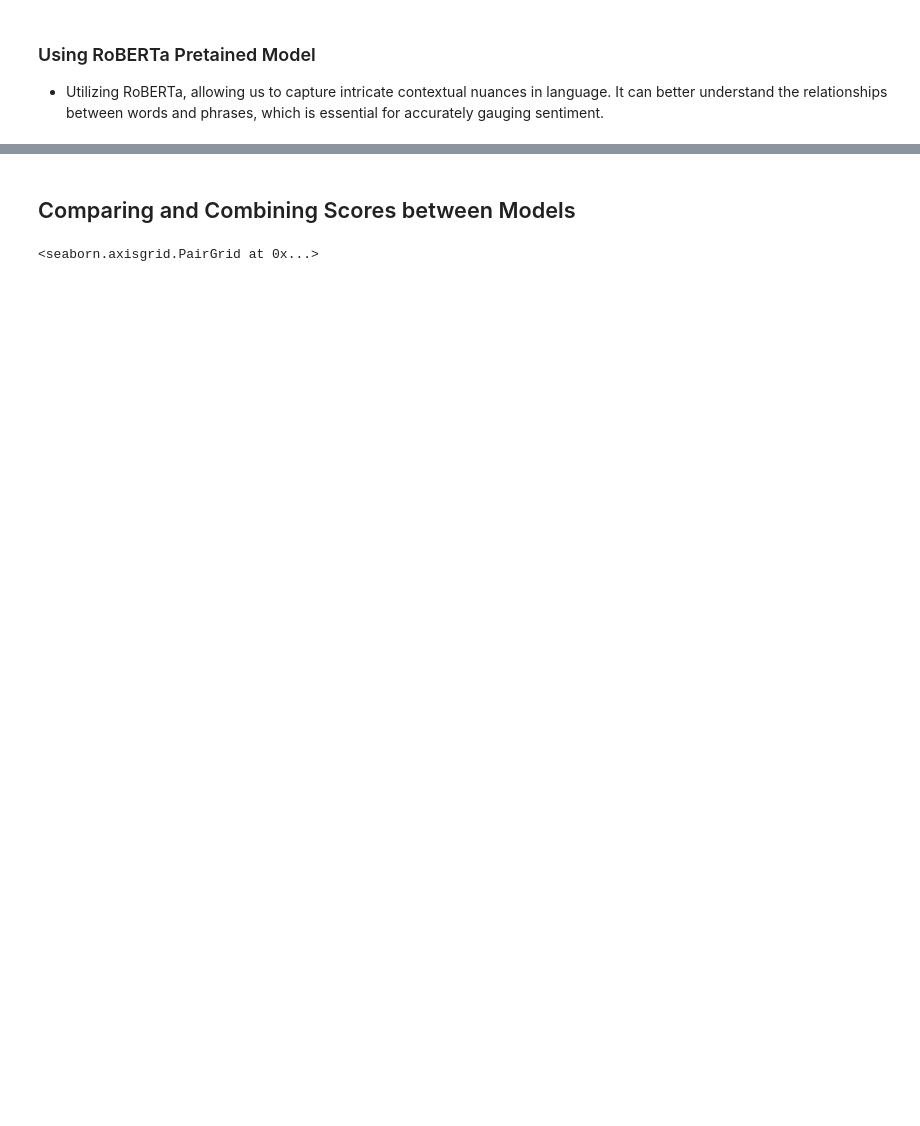
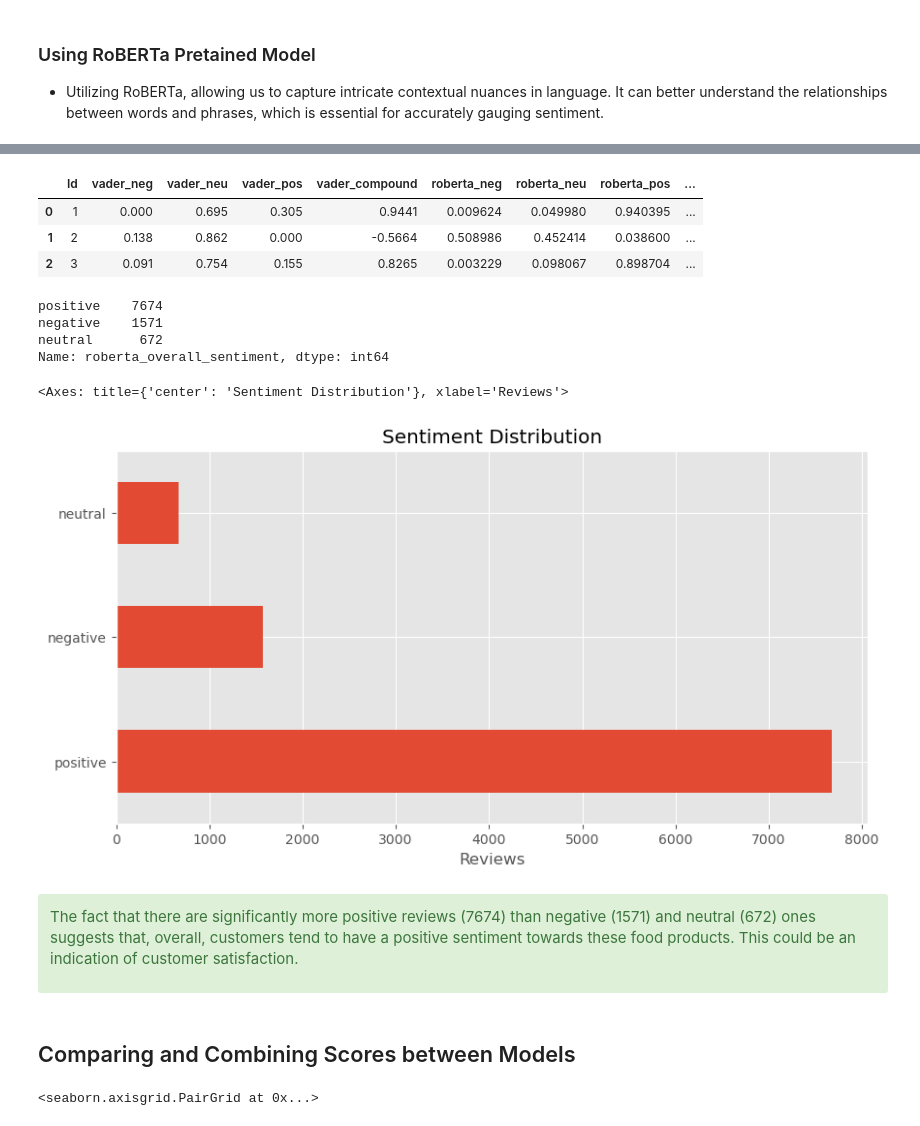
Before and after one commit to JeroldGomez/Amazon-Fine-Food-Reviews-Sentiment-Analysis, a Jupyter notebook: sentiment_analysis.ipynb, the cells around one changed output, grey strips where cells are left out. Saved outputs shown, nothing was run; the diff lists cells and outputs as text; code cells hidden in the pictures; blank space fills up the shorter version.

```diff
--- a/sentiment_analysis.ipynb
+++ b/sentiment_analysis.ipynb
@@ -255,3 +253,38 @@ output_df.head()
+# %%
+conditions = [
+    (output_df['roberta_pos'] > output_df['roberta_neg']) & (output_df['roberta_pos'] > output_df['roberta_neu']),
+    (output_df['roberta_neg'] > output_df['roberta_pos']) & (output_df['roberta_neg'] > output_df['roberta_neu']),
+    (output_df['roberta_neu'] > output_df['roberta_pos']) & (output_df['roberta_neu'] > output_df['roberta_neg'])
+]
+
+values = ['positive', 'negative', 'neutral']
+
+output_df['roberta_overall_sentiment'] = np.select(conditions, values)
+
+output_df.head(3)
+# %% [output]
+|  | Id | vader_neg | vader_neu | vader_pos | vader_compound | roberta_neg | roberta_neu | roberta_pos | ... |
+| 0 | 1 | 0.000 | 0.695 | 0.305 | 0.9441 | 0.009624 | 0.049980 | 0.940395 | ... |
+| 1 | 2 | 0.138 | 0.862 | 0.000 | -0.5664 | 0.508986 | 0.452414 | 0.038600 | ... |
+| 2 | 3 | 0.091 | 0.754 | 0.155 | 0.8265 | 0.003229 | 0.098067 | 0.898704 | ... |
+# %%
+output_df['roberta_overall_sentiment'].value_counts()
+# %% [output]
+positive    7674
+negative    1571
+neutral      672
+Name: roberta_overall_sentiment, dtype: int64
+# %%
+output_df['roberta_overall_sentiment'].value_counts().plot(kind = 'barh', xlabel = 'Reviews', title = 'Sentiment Distribution', figsize = (10, 5))
+# %% [output]
+<Axes: title={'center': 'Sentiment Distribution'}, xlabel='Reviews'>
+[figure, added]
+# %% [markdown]
+<div class="alert alert-block alert-success">
+    <p style = "font-size: 15px;">
+        The fact that there are significantly more positive reviews (7674) than negative (1571) and neutral (672) ones suggests that, overall, customers tend to have a positive sentiment towards these food products. This could be an indication of customer satisfaction.
+    </p>
+</div>
 # %% [markdown]
 ## Comparing and Combining Scores between Models
 # %%
```
Also changed, not shown: parts of 24 cells of this notebook.
